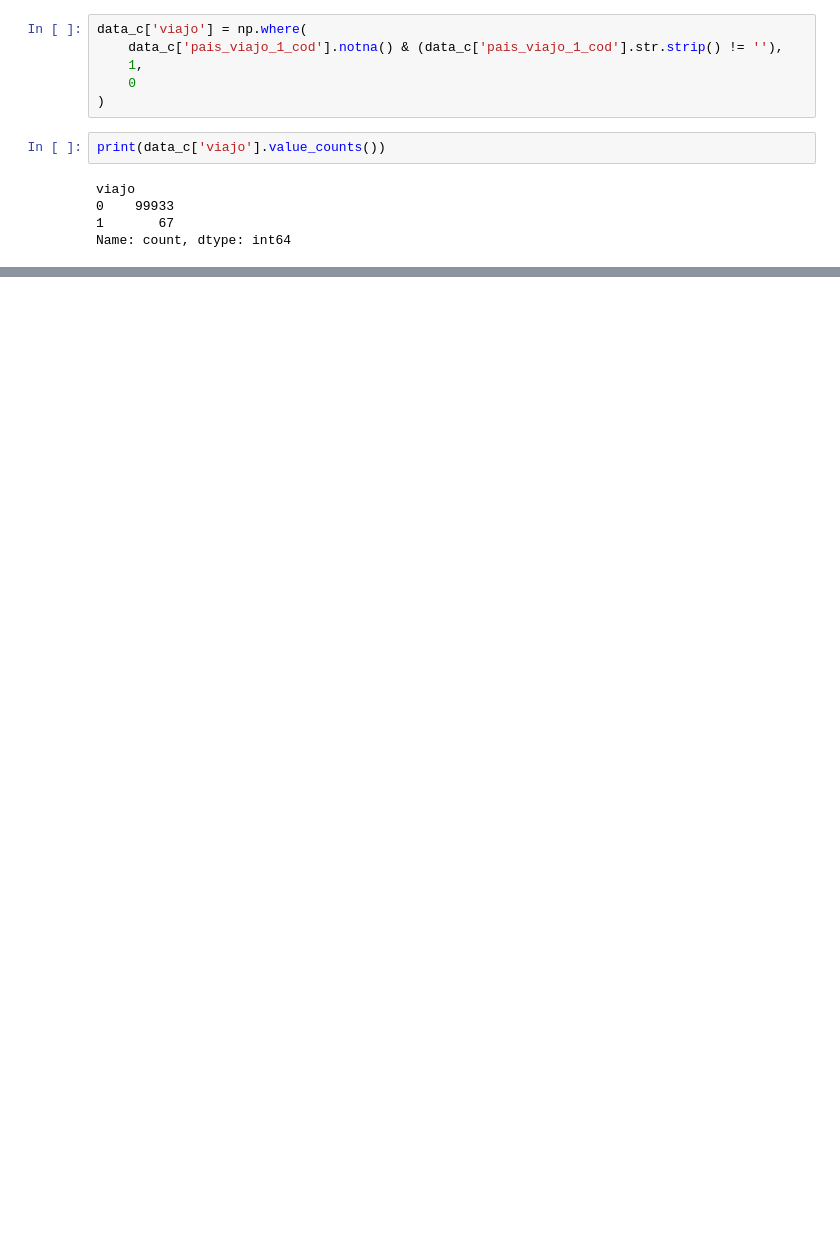
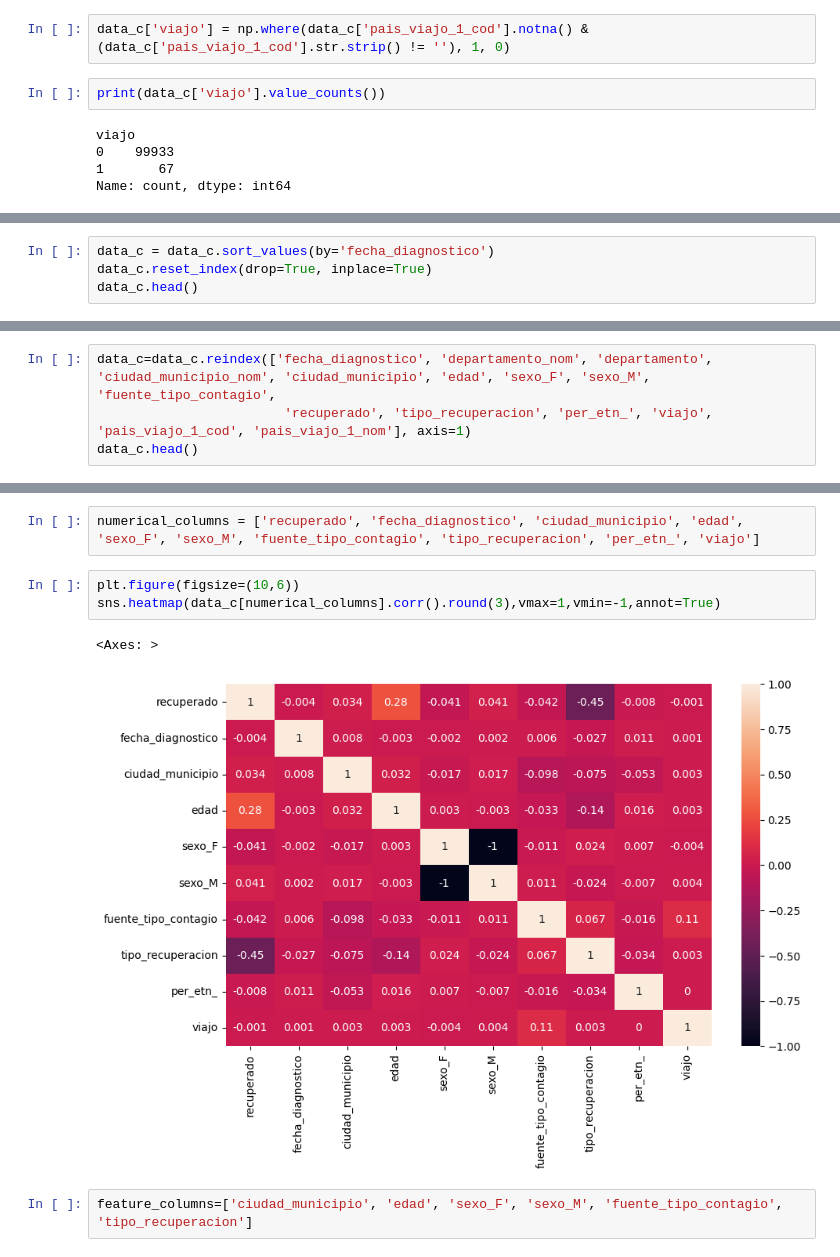
Before and after one commit to 4GeeksAcademy/remelop_Machine_Learning_Final_Project, a Jupyter notebook: src/Final_Project.ipynb, the cells around one changed output, grey strips where cells are left out. Saved outputs shown, nothing was run; the diff lists cells and outputs as text; blank space fills up the shorter version.

```diff
--- a/src/Final_Project.ipynb
+++ b/src/Final_Project.ipynb
@@ -432,11 +448,7 @@ pais_viajo_1_cod
 212     1
 Name: count, dtype: int64
 # %%
-data_c['viajo'] = np.where(
-    data_c['pais_viajo_1_cod'].notna() & (data_c['pais_viajo_1_cod'].str.strip() != ''),
-    1,
-    0
-)
+data_c['viajo'] = np.where(data_c['pais_viajo_1_cod'].notna() & (data_c['pais_viajo_1_cod'].str.strip() != ''), 1, 0)
 # %%
 print(data_c['viajo'].value_counts())
 # %% [output]
@@ -446,0 +468,4 @@ Name: count, dtype: int64
+# %%
+data_c = data_c.sort_values(by='fecha_diagnostico')
+data_c.reset_index(drop=True, inplace=True)
+data_c.head()
@@ -446,0 +491,4 @@ Name: count, dtype: int64
+# %%
+data_c=data_c.reindex(['fecha_diagnostico', 'departamento_nom', 'departamento', 'ciudad_municipio_nom', 'ciudad_municipio', 'edad', 'sexo_F', 'sexo_M', 'fuente_tipo_contagio',
+                        'recuperado', 'tipo_recuperacion', 'per_etn_', 'viajo', 'pais_viajo_1_cod', 'pais_viajo_1_nom'], axis=1)
+data_c.head()
@@ -446,0 +502,10 @@ Name: count, dtype: int64
+# %%
+numerical_columns = ['recuperado', 'fecha_diagnostico', 'ciudad_municipio', 'edad', 'sexo_F', 'sexo_M', 'fuente_tipo_contagio', 'tipo_recuperacion', 'per_etn_', 'viajo']
+# %%
+plt.figure(figsize=(10,6))
+sns.heatmap(data_c[numerical_columns].corr().round(3),vmax=1,vmin=-1,annot=True)
+# %% [output]
+<Axes: >
+[figure, added]
+# %%
+feature_columns=['ciudad_municipio', 'edad', 'sexo_F', 'sexo_M', 'fuente_tipo_contagio', 'tipo_recuperacion']
```
Also changed, not shown: parts of 16 cells of this notebook.
